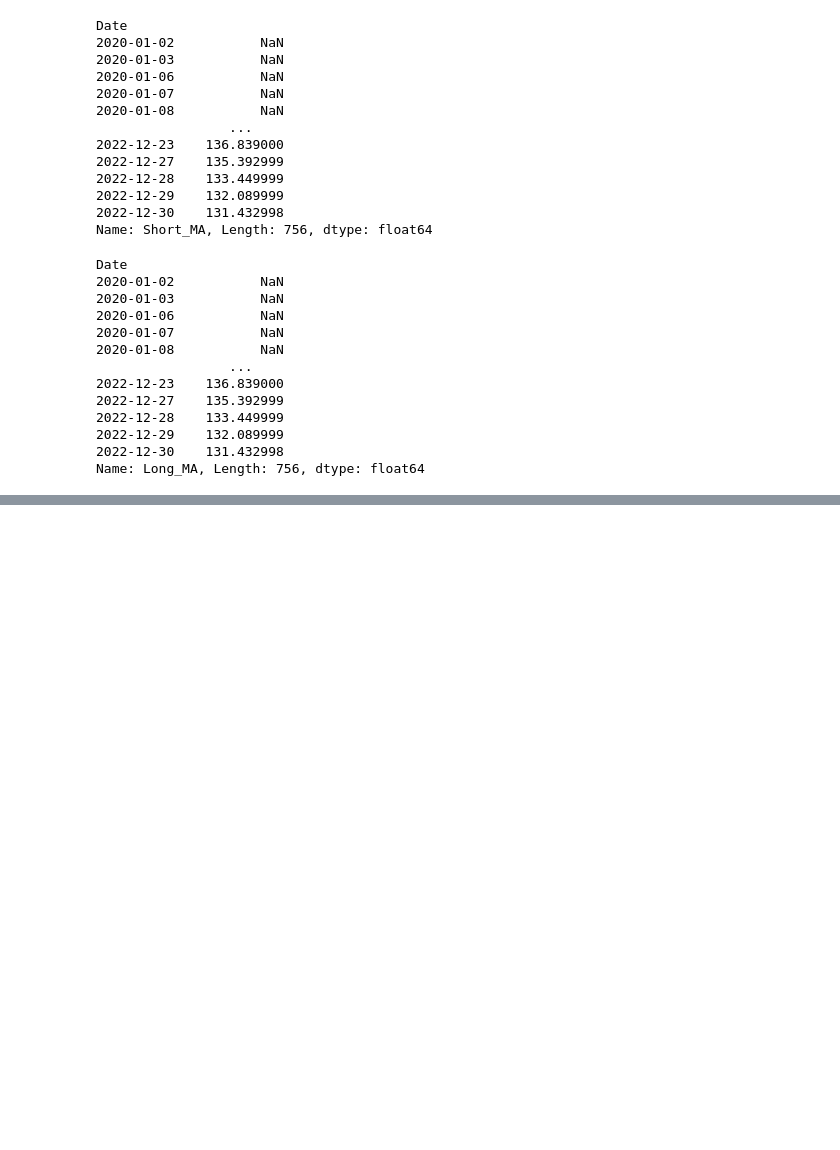
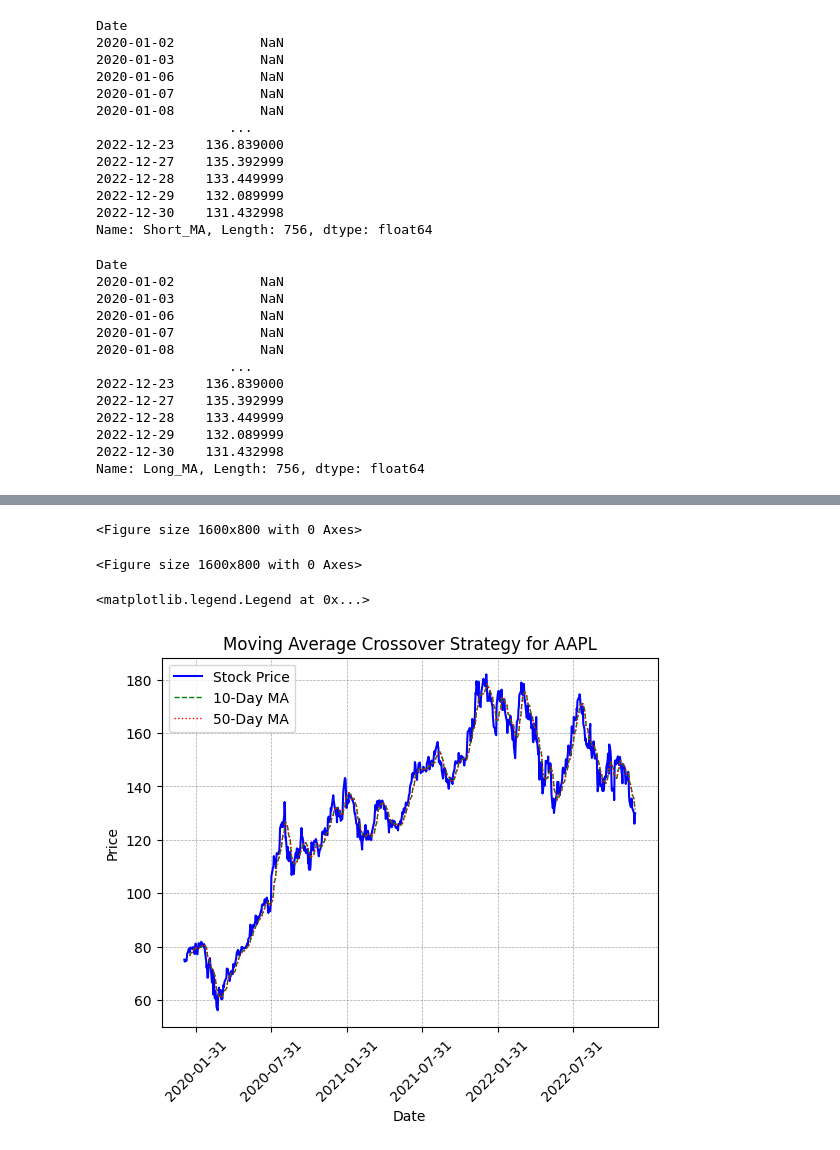
Before and after one commit to LINSANITY03/Algorithmic_trading, a Jupyter notebook: notebooks/01_crossover_strategy.ipynb, the cells around one changed output, grey strips where cells are left out. Saved outputs shown, nothing was run; the diff lists cells and outputs as text; code cells hidden in the pictures; blank space fills up the shorter version.

Commit message:
initial strategy return and pe ratio

```diff
--- a/notebooks/01_crossover_strategy.ipynb
+++ b/notebooks/01_crossover_strategy.ipynb
@@ -102,6 +103,7 @@ data
 | 2022-12-30 | 128.577881 | 129.929993 | 129.949997 | 127.430000 | 128.410004 | 77034200 | 131.432998 | 131.432998 | -1 |
 756 rows × 9 columns
-# %%
-# Identify when trades occur
-data['Trade'] = data['Signal'].diff().fillna(0).abs()
-data
+# %%
+# Backtest the strategy
+
+data['Daily_Return'] = data['Close'].pct_change()
+data['Strategy_Return'] = data['Signal'].shift(1) * data['Daily_Return']  # Lag signal by 1 day
@@ -107,0 +128,5 @@ data
+# %%
+# Cumulative returns
+
+data['Cumulative_Market_Return'] = (1 + data['Daily_Return']).cumprod()
+data['Cumulative_Strategy_Return'] = (1 + data['Strategy_Return']).cumprod()
@@ -107,0 +151,29 @@ data
+# %%
+# Plot the results
+
+plt.figure(figsize=(16, 8))
+# %% [output]
+<Figure size 1600x800 with 0 Axes>
+<Figure size 1600x800 with 0 Axes>
+# %%
+# Plot stock price and moving averages
+
+plt.plot(data['Close'], label="Stock Price", color="blue", linewidth=1.5)
+plt.plot(data['Short_MA'], label="10-Day MA", color="green", linestyle="--", linewidth=1)
+plt.plot(data['Long_MA'], label="50-Day MA", color="red", linestyle=":", linewidth=1)
+
+import pandas as pd
+
+# Improve x-axis readability
+plt.xticks(pd.date_range(start=start_date, end=end_date, freq="6M"), rotation=45, fontsize=10)
+plt.xlabel("Date")
+plt.ylabel("Price")
+plt.title("Moving Average Crossover Strategy for AAPL")
+plt.grid(color="gray", linestyle="--", linewidth=0.5, alpha=0.7)
+
+# Legend inside the plot
+plt.legend(loc="upper left", fontsize=10)
+plt.legend()
+# %% [output]
+<matplotlib.legend.Legend at 0x...>
+[figure, added]
```
Also changed, not shown: parts of 7 cells of this notebook.
